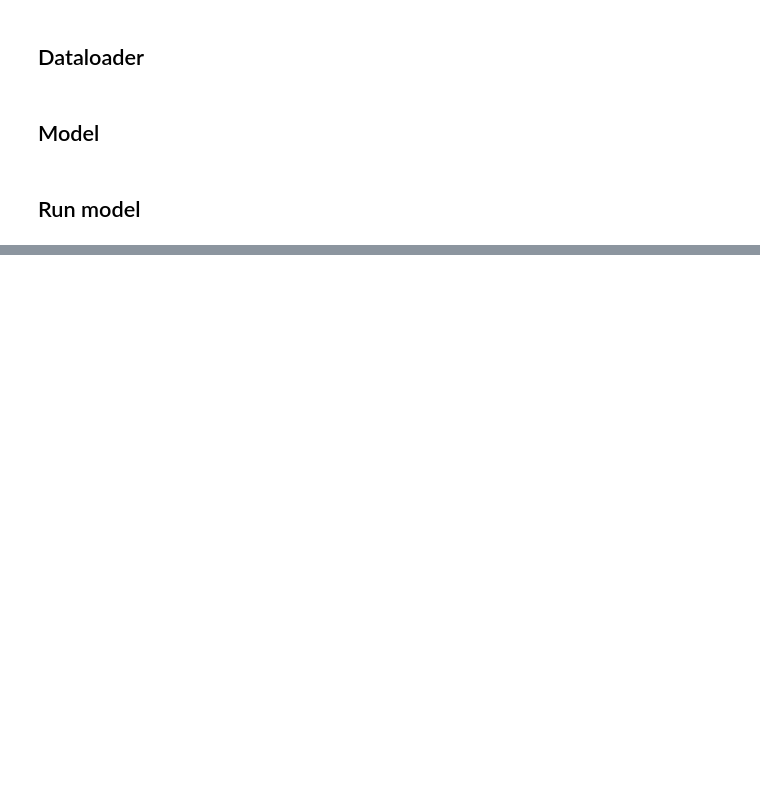
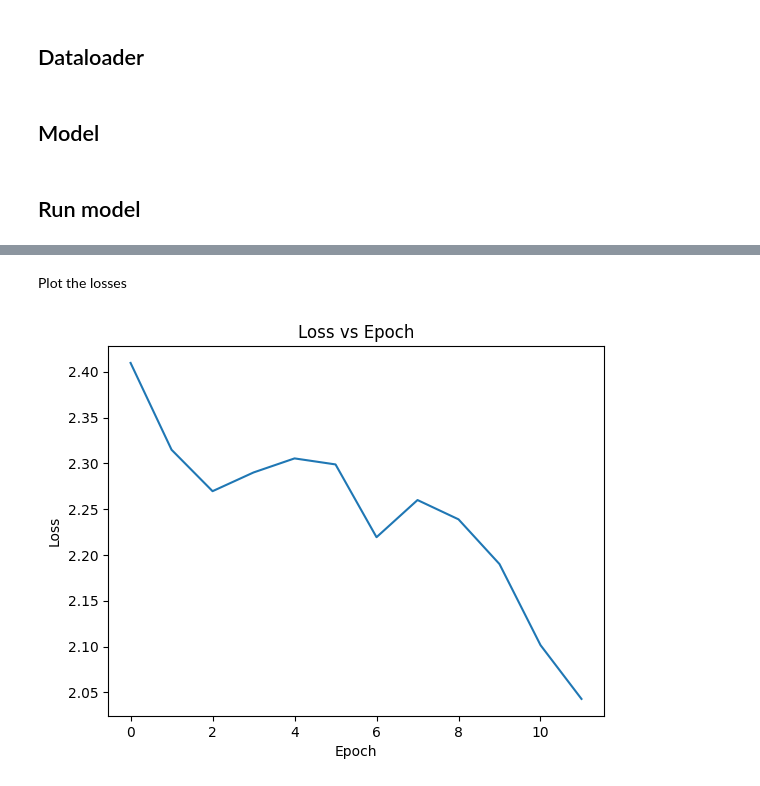
Before and after one commit to JoeL-8883/DL-Assignment, a Jupyter notebook: DL_coursework_2025.ipynb, the cells around one changed output, grey strips where cells are left out. Drawn from its saved outputs; the diff is of its cells as text; code cells hidden in the pictures; blank space fills up the shorter version.

```diff
--- a/DL_coursework_2025.ipynb
+++ b/DL_coursework_2025.ipynb
@@ -319,7 +300,12 @@ class BuildDataset(Dataset):
             next_blurred = cv2.GaussianBlur(next, (9, 9), 0)
 
             flow = cv2.calcOpticalFlowFarneback(prev=previous_blurred, next=next_blurred, flow=None, pyr_scale=0.5, levels=15, winsize=15, iterations=20, poly_n=5, poly_sigma=1.8, flags=0)
+            min_flow = flow.min()
+            max_flow = flow.max()
+            #flow = (flow - min_flow) / (max_flow - min_flow)
+            #print(max_flow - min_flow)
             flows.append(flow)
         end = time.time()
         flows = np.array(flows)
-        return torch.tensor(flows)
+        flows = torch.from_numpy(flows)
+        return flows
@@ -351,7 +409,7 @@ train_size = int(train_split * len(dataset))
 train_dataset, test_dataset = random_split(dataset, [train_size, len(dataset) - train_size])
 
 # Create data loaders
-BATCH_SIZE = 5
+BATCH_SIZE = 8
 train_loader = DataLoader(train_dataset, batch_size=BATCH_SIZE, shuffle=True, collate_fn=collate_fn)
 test_loader = DataLoader(test_dataset, batch_size=1, shuffle=False) # Set shuffle to false to test on same samples
 # %% [markdown]
@@ -428,0 +563,10 @@ def init_weights(m):
+# %% [markdown]
+Plot the losses
+# %%
+plt.plot(avg_losses)
+plt.xlabel('Epoch')
+plt.ylabel('Loss')
+plt.title('Loss vs Epoch')
+plt.show()
+# %% [output]
+[figure, added]
```
Also changed, not shown: parts of 8 cells of this notebook.
